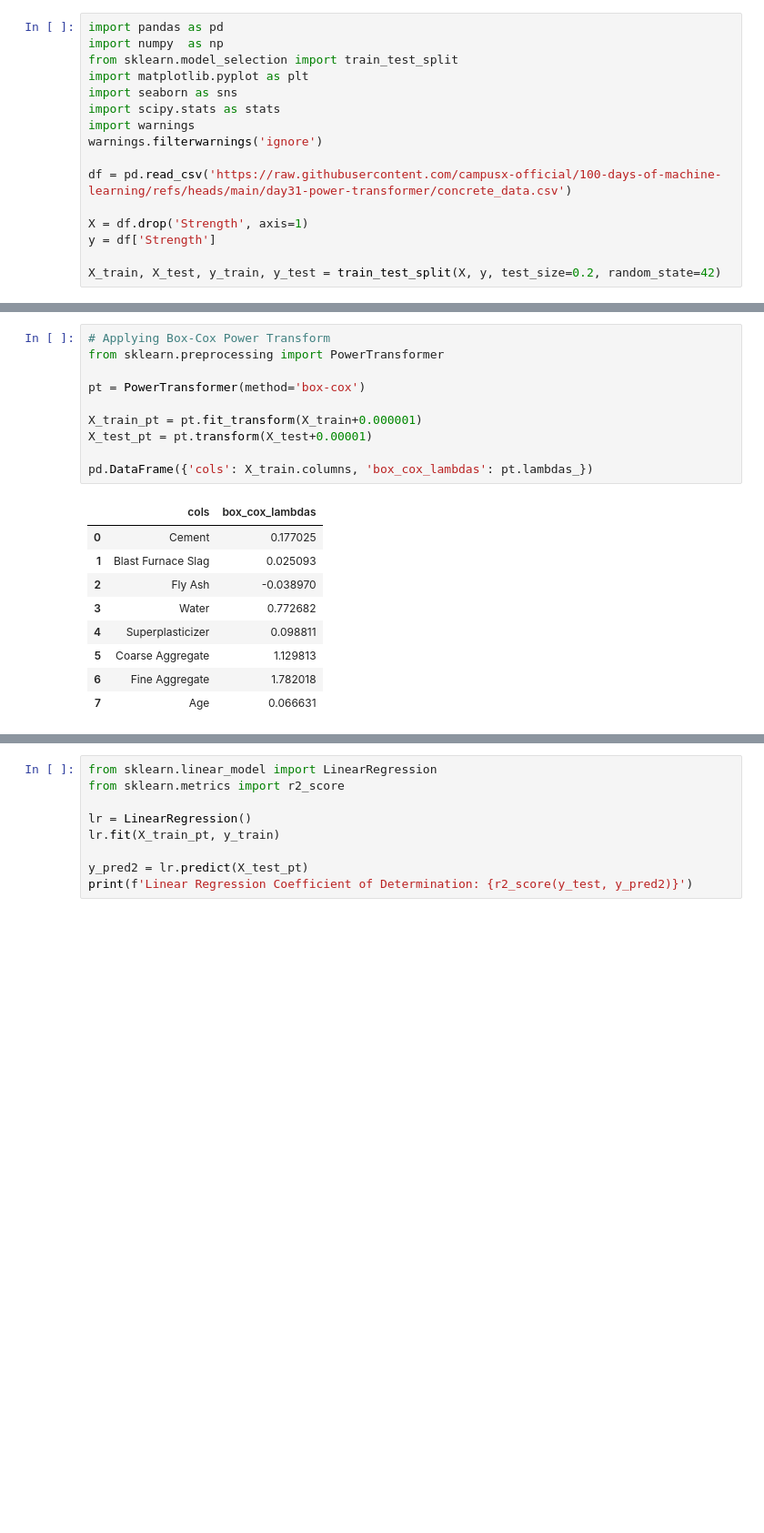
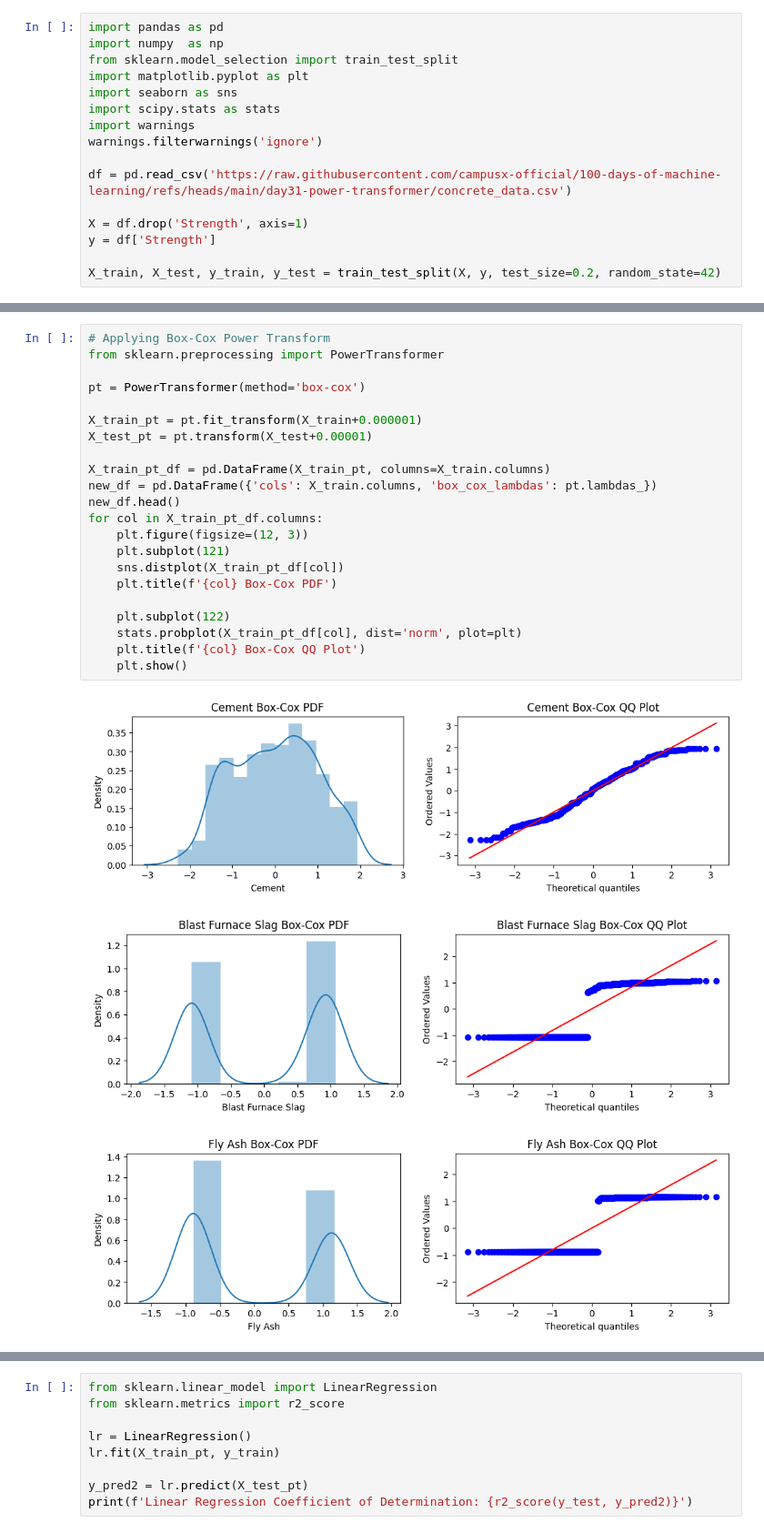
Before and after one commit to SumanGouda/Scikit-Learn-, a Jupyter notebook: FEATURE TRANSFORMATIOIN/Sklearn Transformers.ipynb, the cells around one changed output, grey strips where cells are left out. Shown at 91% size. Cells and saved outputs as stored; diff of their text form; blank space fills up the shorter version.

```diff
--- a/FEATURE TRANSFORMATIOIN/Sklearn Transformers.ipynb
+++ b/FEATURE TRANSFORMATIOIN/Sklearn Transformers.ipynb
@@ -251,20 +251,26 @@ for col in X_train.columns:
 # %%
 # Applying Box-Cox Power Transform
 from sklearn.preprocessing import PowerTransformer
 
 pt = PowerTransformer(method='box-cox')
 
 X_train_pt = pt.fit_transform(X_train+0.000001)
 X_test_pt = pt.transform(X_test+0.00001)
 
-pd.DataFrame({'cols': X_train.columns, 'box_cox_lambdas': pt.lambdas_})
+X_train_pt_df = pd.DataFrame(X_train_pt, columns=X_train.columns)
+new_df = pd.DataFrame({'cols': X_train.columns, 'box_cox_lambdas': pt.lambdas_})
+new_df.head()
+for col in X_train_pt_df.columns:
+    plt.figure(figsize=(12, 3))
+    plt.subplot(121)
+    sns.distplot(X_train_pt_df[col])
+    plt.title(f'{col} Box-Cox PDF')
+
+    plt.subplot(122)
+    stats.probplot(X_train_pt_df[col], dist='norm', plot=plt)
+    plt.title(f'{col} Box-Cox QQ Plot')
+    plt.show()
 # %% [output]
-|  | cols | box_cox_lambdas |
-| 0 | Cement | 0.177025 |
-| 1 | Blast Furnace Slag | 0.025093 |
-| 2 | Fly Ash | -0.038970 |
-| 3 | Water | 0.772682 |
-| 4 | Superplasticizer | 0.098811 |
-| 5 | Coarse Aggregate | 1.129813 |
-| 6 | Fine Aggregate | 1.782018 |
-| 7 | Age | 0.066631 |
+[figure, added]
+[figure, added]
+[figure, added]
```
Also changed, not shown: parts of 7 cells of this notebook, 2 other files.
